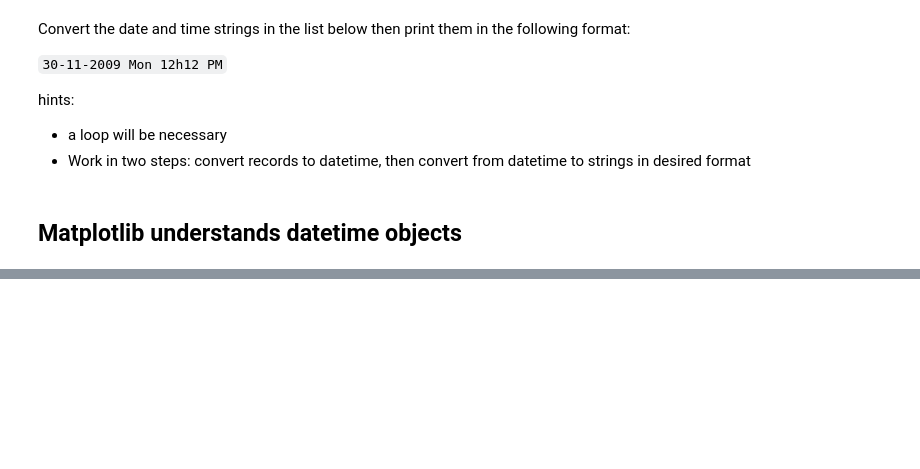
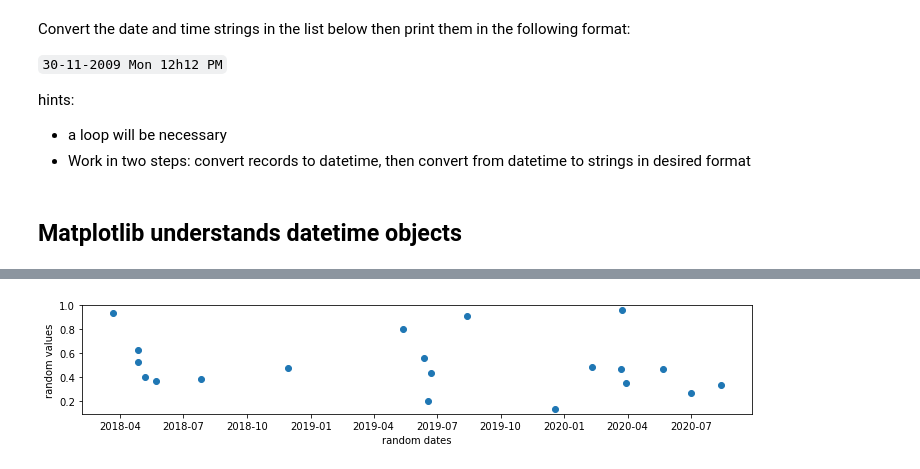
Before and after one commit to ueapy/ppd_python, a Jupyter notebook: notebooks/04-Working-with-datetime.ipynb, the cells around one changed output, grey strips where cells are left out. Cells and saved outputs as stored; diff of their text form; code cells hidden in the pictures; blank space fills up the shorter version.

```diff
--- a/notebooks/04-Working-with-datetime.ipynb
+++ b/notebooks/04-Working-with-datetime.ipynb
@@ -312,8 +334,12 @@ random_ordinals = np.random.randint(start_dt, end_dt,size=20)
 
 # convert from ordinal to datetime
 random_dates = [datetime.datetime.fromordinal(date) for date in random_ordinals]
-
 random_y_values = np.random.random(size=20)
+print('First element of random_dates: ', random_dates[0])
+print('First element of random_y_values: ', random_y_values[0])
 
 plt.figure(figsize=(12,2))
 plt.scatter(random_dates, random_y_values)
+plt.xlabel('random dates');
+plt.ylabel('random values');
+# %% [output]
@@ -319,0 +348 @@ plt.scatter(random_dates, random_y_values)
+[figure, added]
```
Also changed, not shown: parts of 21 cells of this notebook, 6 other files.
